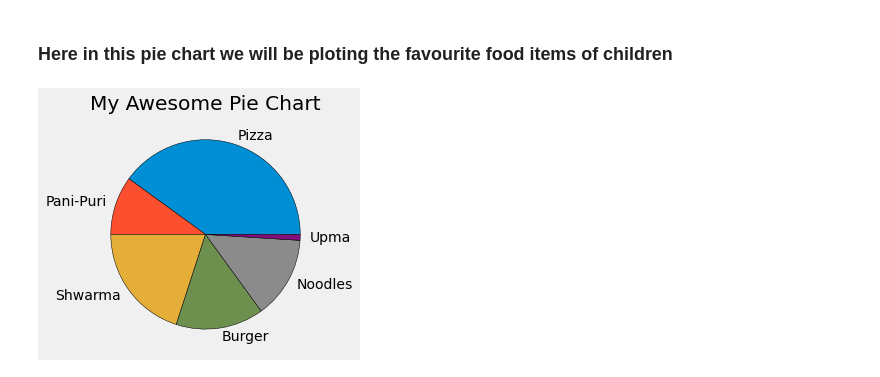
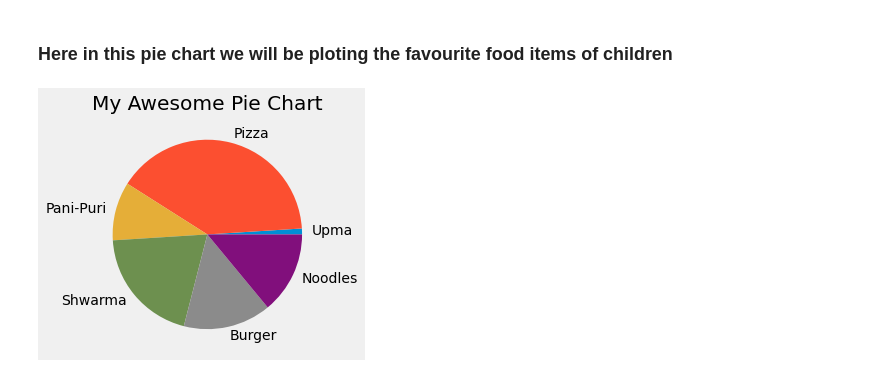
Before and after one commit to chaitanya-j/python-learning, a Jupyter notebook: jupyter-notebooks/matpltlib_101.ipynb, the cells around one changed output. Drawn from its saved outputs; the diff is of its cells as text; code cells hidden in the pictures.

```diff
--- a/jupyter-notebooks/matpltlib_101.ipynb
+++ b/jupyter-notebooks/matpltlib_101.ipynb
@@ -55,12 +69,12 @@ plt.legend(["Marathi","Maths","Hindi"])
 # %% [markdown]
 ### Here in this pie chart we will be ploting the favourite food items of children
 # %%
-slices = [40,10,20,15,14,1]
+slices = [1,40,10,20,15,14]
 # %%
-names = ["Pizza","Pani-Puri","Shwarma","Burger","Noodles","Upma"]
+names = ["Upma","Pizza","Pani-Puri","Shwarma","Burger","Noodles"]
 # %%
-plt.pie(slices,labels=names,wedgeprops={'edgecolor':'black'})
+plt.pie(slices,labels=names)
 plt.title("My Awesome Pie Chart")
 plt.tight_layout()
 # %% [output]
-[figure, old version]
+[figure, new version]
```
Also changed, not shown: parts of 9 cells of this notebook, 19 other files.
